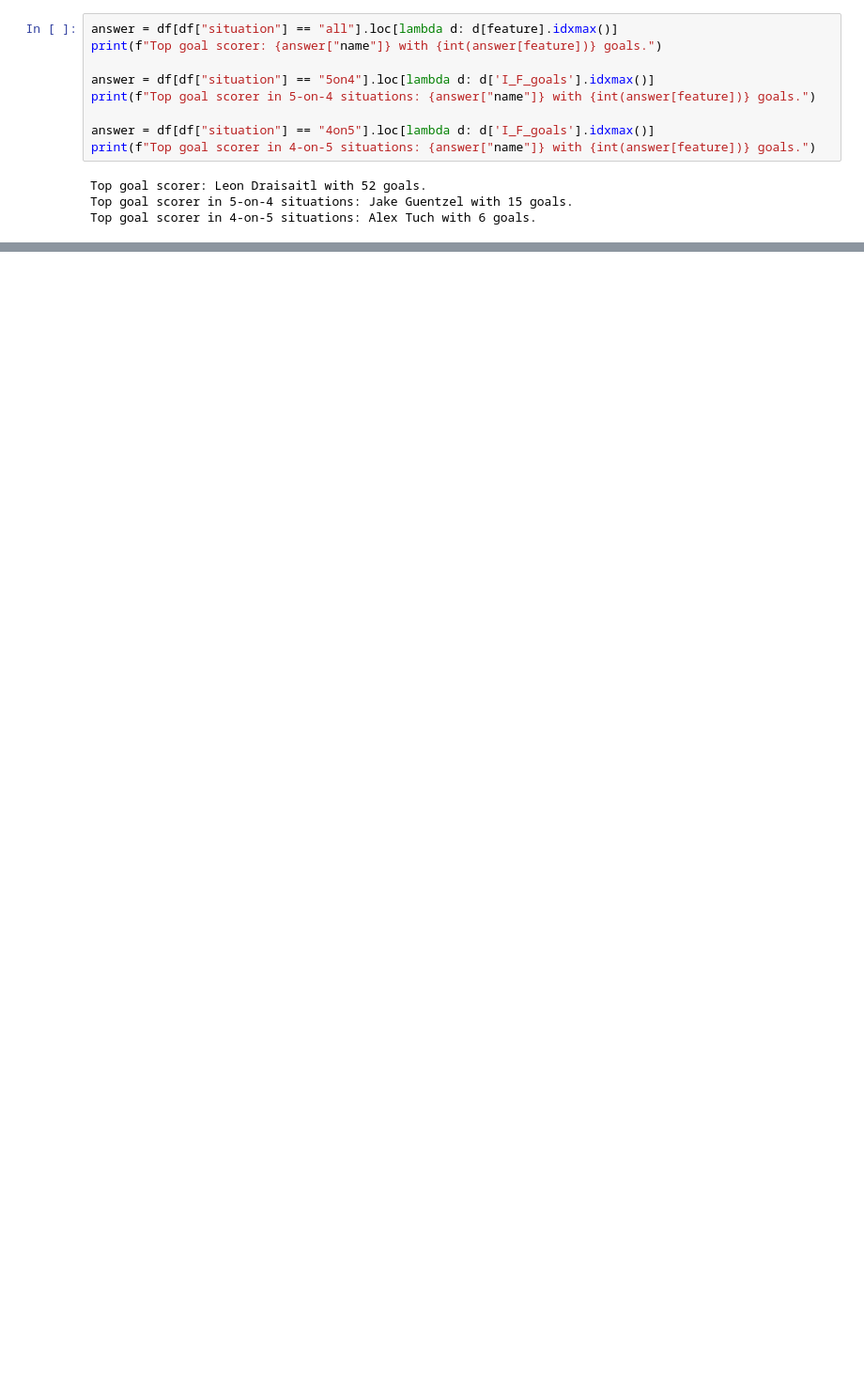
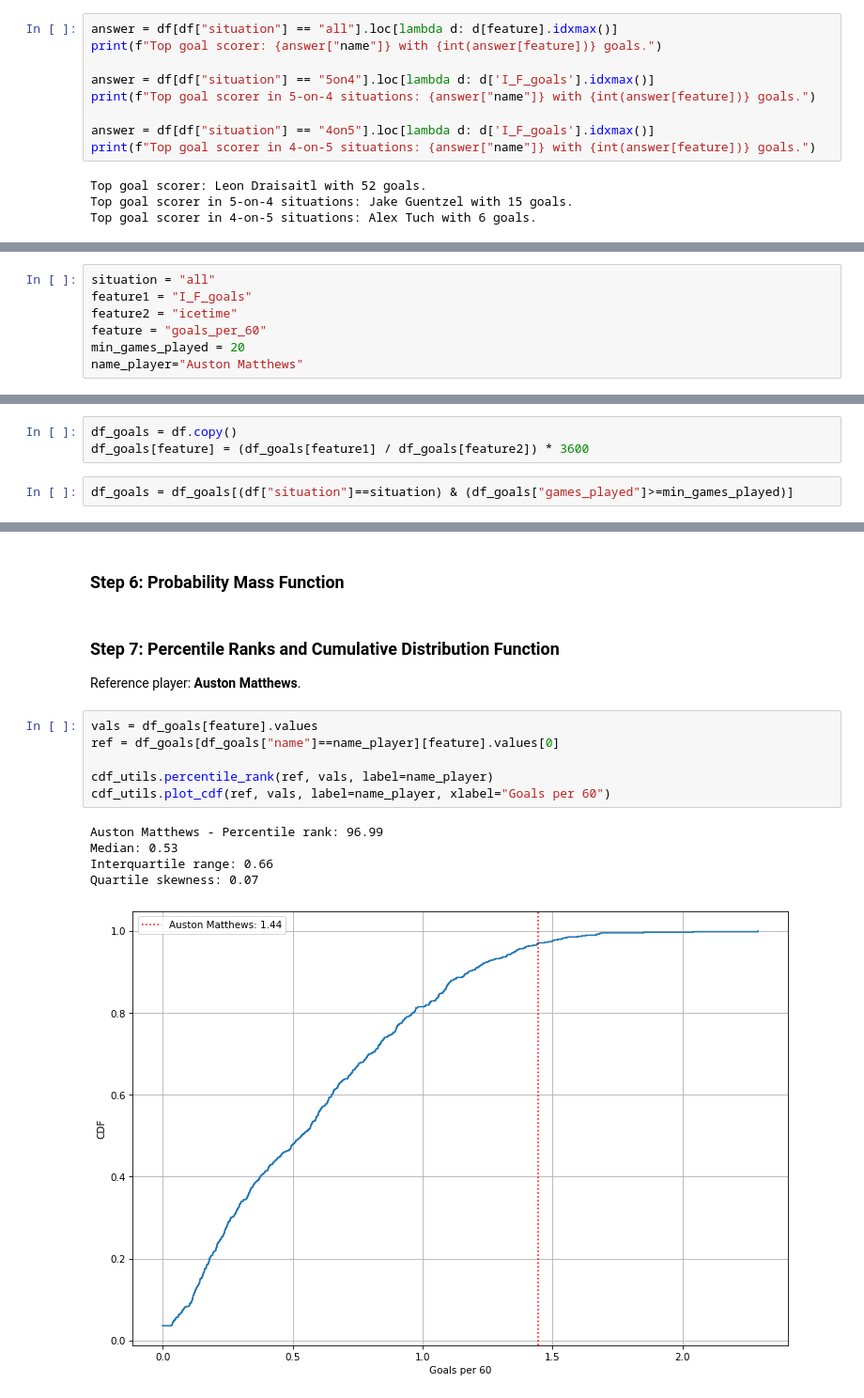
Before and after one commit to thedanicode24/moneypuck-data, a Jupyter notebook: skaters/goals.ipynb, the cells around one changed output, grey strips where cells are left out. Shown: that part at 94% size. Cells and saved outputs as stored; diff of their text form; blank space fills up the shorter version.

```diff
--- a/skaters/goals.ipynb
+++ b/skaters/goals.ipynb
@@ -192,0 +182,7 @@ modeling_distributions_utils.plot_negative_binomial(
+# %%
+situation = "all"
+feature1 = "I_F_goals"
+feature2 = "icetime"
+feature = "goals_per_60"
+min_games_played = 20
+name_player="Auston Matthews"
@@ -192,0 +191,5 @@ modeling_distributions_utils.plot_negative_binomial(
+# %%
+df_goals = df.copy()
+df_goals[feature] = (df_goals[feature1] / df_goals[feature2]) * 3600
+# %%
+df_goals = df_goals[(df["situation"]==situation) & (df_goals["games_played"]>=min_games_played)]
@@ -192,0 +214,18 @@ modeling_distributions_utils.plot_negative_binomial(
+# %% [markdown]
+### Step 6: Probability Mass Function
+# %% [markdown]
+### Step 7: Percentile Ranks and Cumulative Distribution Function
+
+Reference player: **Auston Matthews**.
+# %%
+vals = df_goals[feature].values
+ref = df_goals[df_goals["name"]==name_player][feature].values[0]
+
+cdf_utils.percentile_rank(ref, vals, label=name_player)
+cdf_utils.plot_cdf(ref, vals, label=name_player, xlabel="Goals per 60")
+# %% [output]
+Auston Matthews - Percentile rank: 96.99
+Median: 0.53
+Interquartile range: 0.66
+Quartile skewness: 0.07
+[figure, added]
```
Also changed, not shown: parts of 45 cells of this notebook.
